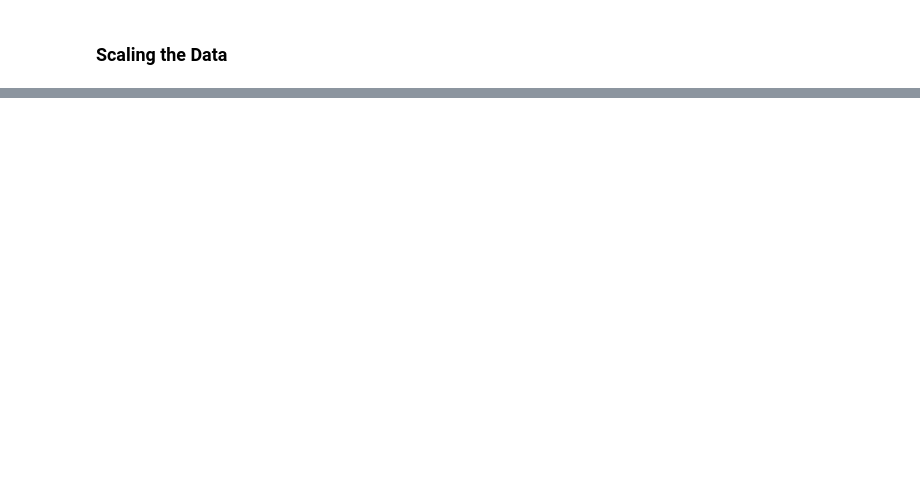
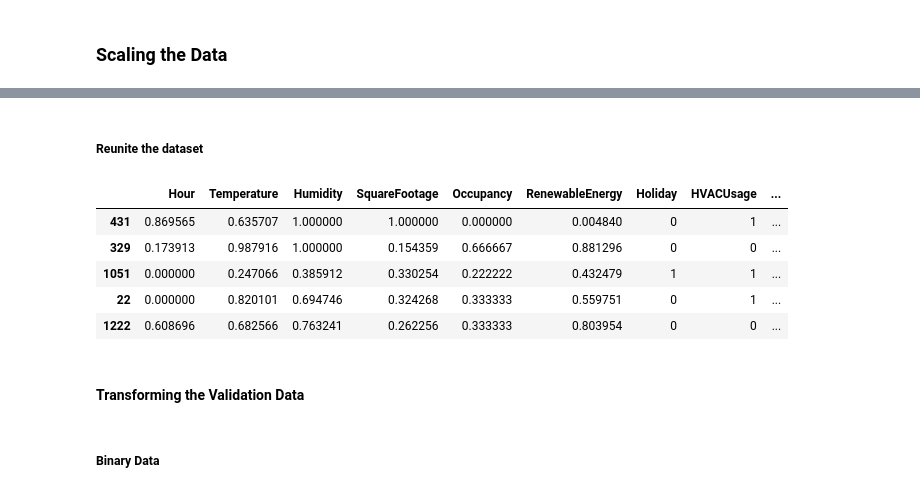
Before and after one commit to Andreas-Lukito/Energy_Consumption_Prediction, a Jupyter notebook: Energy_Consumption_Predictioin.ipynb, the cells around one changed output, grey strips where cells are left out. Cells and saved outputs as stored; diff of their text form; code cells hidden in the pictures; blank space fills up the shorter version.

```diff
--- a/Energy_Consumption_Predictioin.ipynb
+++ b/Energy_Consumption_Predictioin.ipynb
@@ -430,0 +657,5 @@ So after splitting the data we will obtain the following:
+# %%
+bin_enc_1 = LabelEncoder()
+bin_enc_2 = LabelEncoder()
+ohe = OneHotEncoder(sparse_output=False).set_output(transform="pandas")
+ordinal_enc = OrdinalEncoder(categories=[["1", "2", "3", "4", "5", "6", "7", "8", "9", "10", "11", "12"]], handle_unknown="use_encoded_value", unknown_value=-1).set_output(transform="pandas")
@@ -430,0 +666,3 @@ So after splitting the data we will obtain the following:
+# %%
+bin_data = pd.concat([train_x[binary_cols_1].apply(bin_enc_1.fit_transform), train_x[binary_cols_2].apply(bin_enc_2.fit_transform)], axis=1)
+bin_data.head()
@@ -430,0 +678,3 @@ So after splitting the data we will obtain the following:
+# %%
+nominal_data = ohe.fit_transform(train_x[nominal_cols])
+nominal_data.head()
@@ -430,0 +690,3 @@ So after splitting the data we will obtain the following:
+# %%
+ordinal_data = ordinal_enc.fit_transform(train_x[ordinal_cols])
+ordinal_data.head()
@@ -430,0 +700,16 @@ So after splitting the data we will obtain the following:
+# %% [markdown]
+##### Reunite the dataset
+# %%
+train_x = pd.concat([train_x.drop(columns=binary_cols_1 + binary_cols_2 + nominal_cols + ordinal_cols), bin_data, nominal_data, ordinal_data], axis=1)
+train_x.head()
+# %% [output]
+|  | Hour | Temperature | Humidity | SquareFootage | Occupancy | RenewableEnergy | Holiday | HVACUsage | ... |
+| 431 | 0.869565 | 0.635707 | 1.000000 | 1.000000 | 0.000000 | 0.004840 | 0 | 1 | ... |
+| 329 | 0.173913 | 0.987916 | 1.000000 | 0.154359 | 0.666667 | 0.881296 | 0 | 0 | ... |
+| 1051 | 0.000000 | 0.247066 | 0.385912 | 0.330254 | 0.222222 | 0.432479 | 1 | 1 | ... |
+| 22 | 0.000000 | 0.820101 | 0.694746 | 0.324268 | 0.333333 | 0.559751 | 0 | 1 | ... |
+| 1222 | 0.608696 | 0.682566 | 0.763241 | 0.262256 | 0.333333 | 0.803954 | 0 | 0 | ... |
+# %% [markdown]
+#### Transforming the Validation Data
+# %% [markdown]
+##### Binary Data
```
Also changed, not shown: parts of 67 cells of this notebook, 2 other files.
